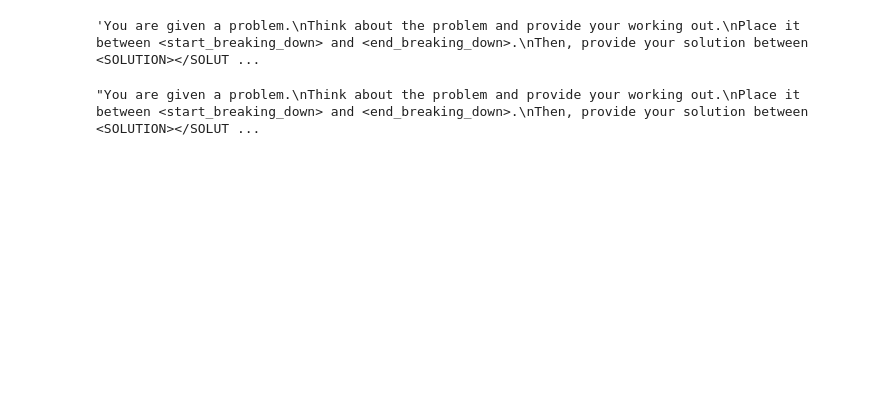
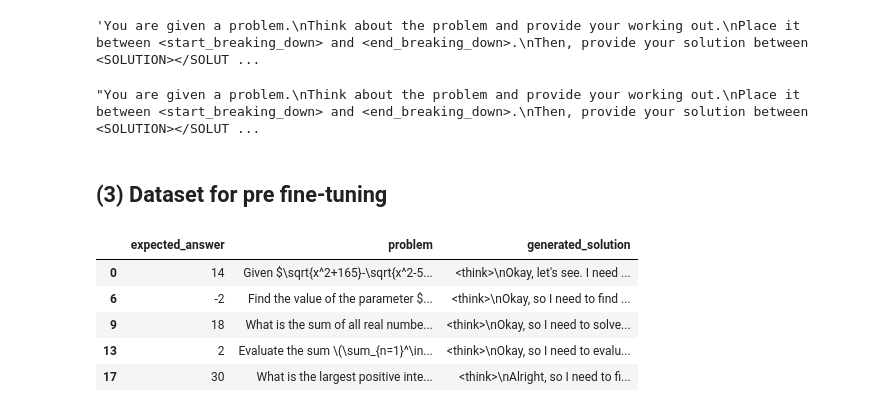
Before and after one commit to ZhengjunHUO/LLMs, a Jupyter notebook: ReinforcementLearning/Group_Relative_Policy_Optimization/Qwen3.ipynb, the cells around one changed output. Cells and saved outputs as stored; diff of their text form; code cells hidden in the pictures; blank space fills up the shorter version.

```diff
--- a/ReinforcementLearning/Group_Relative_Policy_Optimization/Qwen3.ipynb
+++ b/ReinforcementLearning/Group_Relative_Policy_Optimization/Qwen3.ipynb
@@ -138,3 +137,23 @@ tokenizer.apply_chat_template([
 ], tokenize = False, add_generation_prompt = True)
 # %% [output]
 "You are given a problem.\nThink about the problem and provide your working out.\nPlace it between <start_breaking_down> and <end_breaking_down>.\nThen, provide your solution between <SOLUTION></SOLUT ...
+# %% [markdown]
+## (3) Dataset for pre fine-tuning
+# %%
+dataset = load_dataset("unsloth/OpenMathReasoning-mini", split = "cot")
+dataset = dataset.to_pandas()[
+    ["expected_answer", "problem", "generated_solution"]
+]
+# %%
+# Keep only the expected_answer is a number
+is_number = pd.to_numeric(pd.Series(dataset["expected_answer"]), errors = "coerce").notnull()
+dataset = dataset.iloc[np.where(is_number)[0]]
+# %%
+dataset.head()
+# %% [output]
+|  | expected_answer | problem | generated_solution |
+| 0 | 14 | Given $\sqrt{x^2+165}-\sqrt{x^2-5... | <think>\nOkay, let's see. I need ... |
+| 6 | -2 | Find the value of the parameter $... | <think>\nOkay, so I need to find ... |
+| 9 | 18 | What is the sum of all real numbe... | <think>\nOkay, so I need to solve... |
+| 13 | 2 | Evaluate the sum \(\sum_{n=1}^\in... | <think>\nOkay, so I need to evalu... |
+| 17 | 30 | What is the largest positive inte... | <think>\nAlright, so I need to fi... |
```
Also changed, not shown: parts of 17 cells of this notebook.
